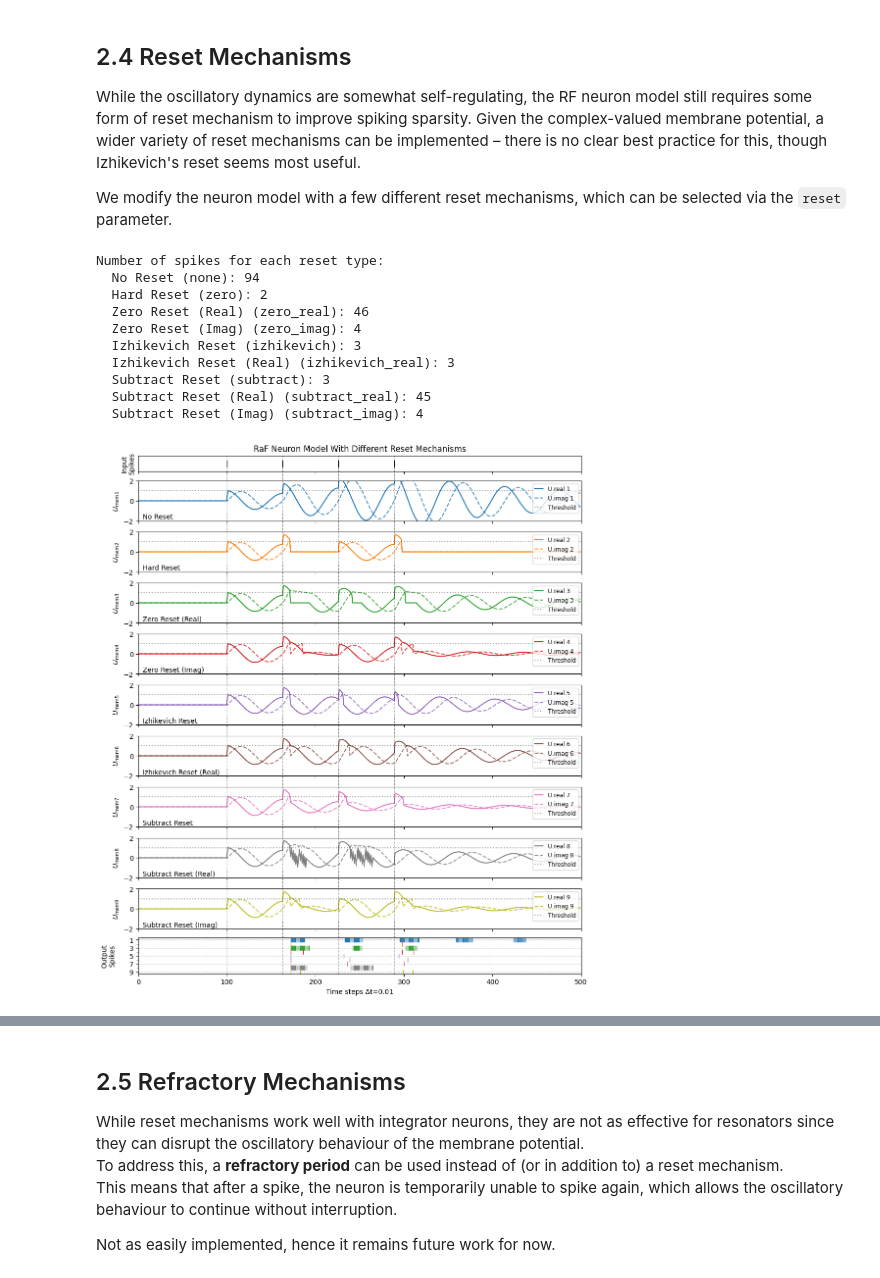
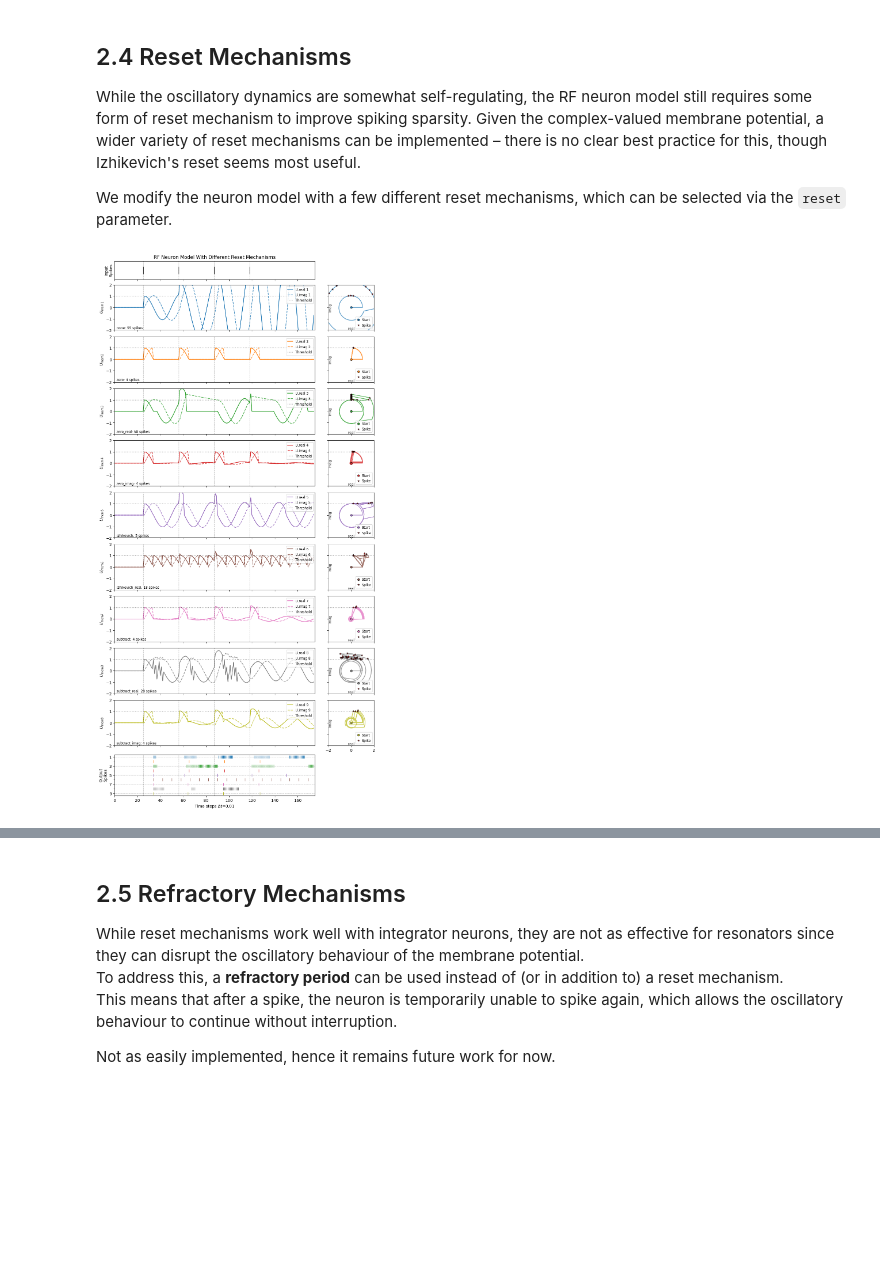
Before and after one commit to DoubleGio/introduction-SRF-neurons, a Jupyter notebook: tutorial_rf_neuron_1.ipynb, the cells around one changed output, grey strips where cells are left out. Cells and saved outputs as stored; diff of their text form; code cells hidden in the pictures; blank space fills up the shorter version.

```diff
--- a/tutorial_rf_neuron_1.ipynb
+++ b/tutorial_rf_neuron_1.ipynb
@@ -605,50 +605,33 @@ def resonate_and_fire(U, I=0, time_step=DT, threshold=1, b=1, omega=10., reset='
             pass  # do nothing, keep U as is
     return spk, U
 # %%
-num_steps_ = NUM_STEPS // 2
+num_steps_ = 175
 amp_in = 100
-spk_in = generate_resonant_spikes(num_steps_, first_spike=100, omega=10., amplitude=amp_in, n_spikes=4, dt=DT, add_neg_spike=False)
+b, omega = 1.5, 20
+spk_in = generate_resonant_spikes(num_steps_, first_spike=25, omega=omega, amplitude=amp_in, n_spikes=4, dt=DT, add_neg_spike=False)
 # Test all reset types available
 reset_types = ['none', 'zero', 'zero_real', 'zero_imag', 'izhikevich', 'izhikevich_real', 'subtract', 'subtract_real', 'subtract_imag']
-reset_labels = ['No Reset', 'Hard Reset', 'Zero Reset (Real)', 'Zero Reset (Imag)', 'Izhikevich Reset', 'Izhikevich Reset (Real)', 'Subtract Reset', 'Subtract Reset (Real)', 'Subtract Reset (Imag)']
 
-# Initialize variables for each reset type
 n_resets = len(reset_types)
 mem_vars = [(0 + 0j) for _ in range(n_resets)]
 spk_vars = [False for _ in range(n_resets)]
 mem_recs = [np.zeros(num_steps_, dtype=complex) for _ in range(n_resets)]
 spk_recs = [np.zeros(num_steps_, dtype=bool) for _ in range(n_resets)]
 
 for step in range(num_steps_):
     for i in range(n_resets):
         mem_recs[i][step] = mem_vars[i]
         spk_recs[i][step] = spk_vars[i]
     for i, reset_type in enumerate(reset_types):
         spk_vars[i], mem_vars[i] = resonate_and_fire(
-            mem_vars[i], spk_in[step], reset=reset_type, spike_on='imag')
+            mem_vars[i], spk_in[step], b=b, omega=omega, reset=reset_type, spike_on='imag')
 
-# Print spike counts for each reset type
 spike_counts = [spk_rec.sum() for spk_rec in spk_recs]
-print("Number of spikes for each reset type:")
-for i, (reset_type, count) in enumerate(zip(reset_types, spike_counts)):
-    print(f"  {reset_labels[i]} ({reset_type}): {count}")
-
 snn_plot(spk_in=spk_in, mem=mem_recs, spk_out=spk_recs, hline=threshold,
-         ylim=2, fig_size=(10, 1),
-         vline=spk_in.nonzero()[0], dt=DT,
-         title="RaF Neuron Model With Different Reset Mechanisms",
-         mem_labels=reset_labels)
+         ylim=2, fig_size=(10, 9), vline=spk_in.nonzero()[0], dt=DT,
+         title="RF Neuron Model With Different Reset Mechanisms",
+         mem_labels=[r + f": {count} spikes" for r, count in zip(reset_types, spike_counts)], phase_portrait=True)
 # %% [output]
-Number of spikes for each reset type:
-  No Reset (none): 94
-  Hard Reset (zero): 2
-  Zero Reset (Real) (zero_real): 46
-  Zero Reset (Imag) (zero_imag): 4
-  Izhikevich Reset (izhikevich): 3
-  Izhikevich Reset (Real) (izhikevich_real): 3
-  Subtract Reset (subtract): 3
-  Subtract Reset (Real) (subtract_real): 45
-  Subtract Reset (Imag) (subtract_imag): 4
-[figure, old version]
+[figure, new version]
 # %%
 a = plot_phase_portrait(mem_recs, spk_recs,
```
Also changed, not shown: parts of 4 cells of this notebook, 2 other files.
